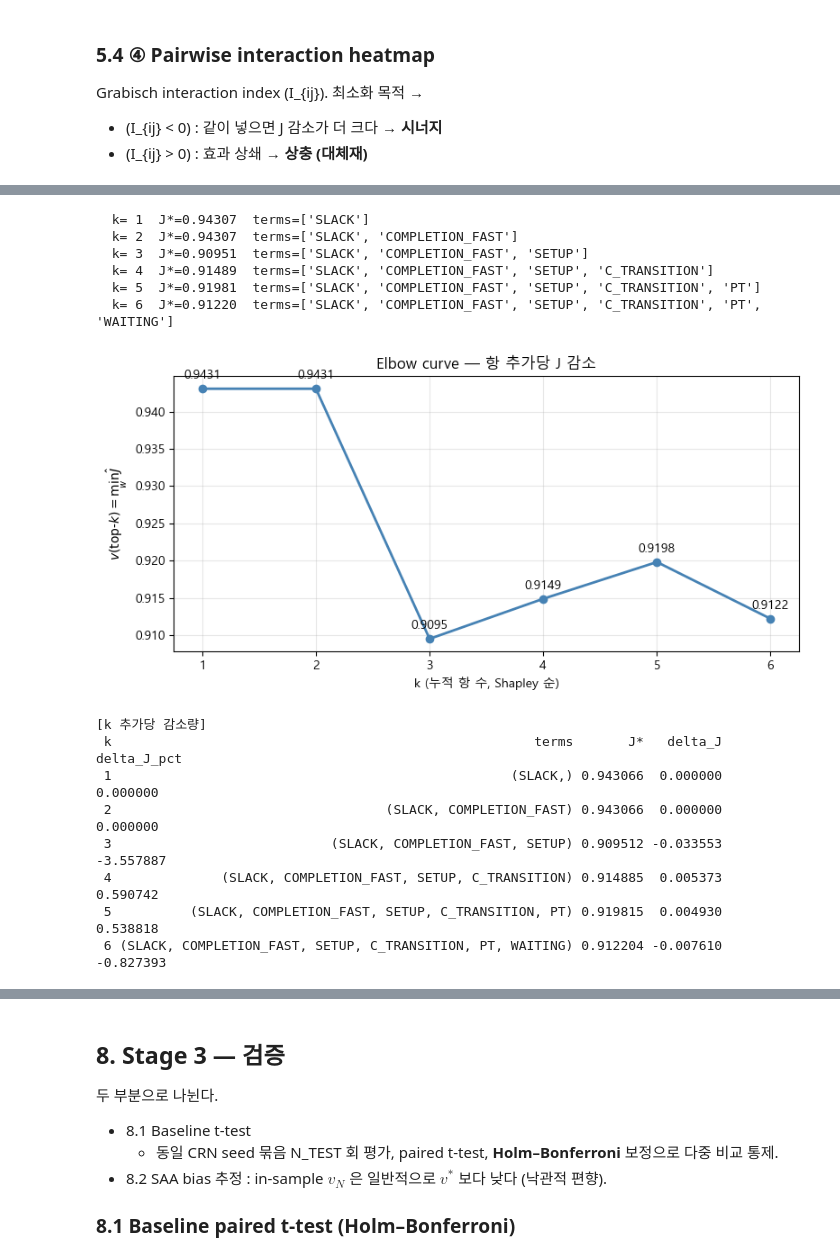
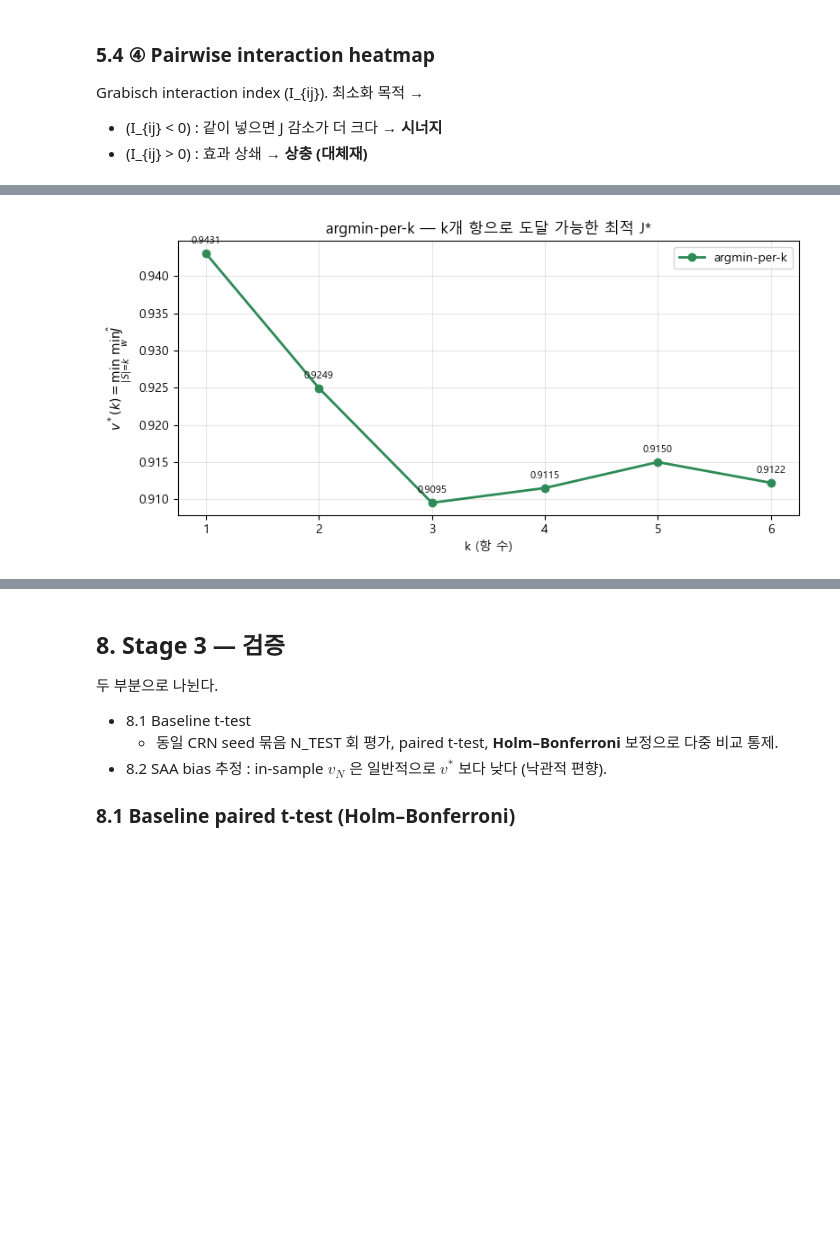
Before and after one commit to cryscham123/simulation_homework, a Jupyter notebook: tuning/composite_rule.ipynb, the cells around one changed output, grey strips where cells are left out. Cells and saved outputs as stored; diff of their text form; code cells hidden in the pictures; blank space fills up the shorter version.

Commit message:
fix : 그래프 Argmin으로 수정

```diff
--- a/tuning/composite_rule.ipynb
+++ b/tuning/composite_rule.ipynb
@@ -31,6 +31,7 @@ import time
 import numpy as np
 import pandas as pd
 import matplotlib.pyplot as plt
+import matplotlib.font_manager as fm
 from dotenv import load_dotenv
 
 PROJECT_ROOT = os.path.abspath('..')
@@ -51,7 +52,9 @@ from tuning.composite_rule import (
     estimate_cost,
 )
 
-plt.rcParams['font.family'] = ['Malgun Gothic', 'AppleGothic', 'sans-serif']
+# 한글 폰트: 선호 순서대로 두되 '실제 설치된' 것만 적용 → 미설치 폰트 findfont 경고 방지
+_installed_fonts = {f.name for f in fm.fontManager.ttflist}
+plt.rcParams['font.family'] = [f for f in ['Noto Sans KR', 'Malgun Gothic'] if f in _installed_fonts] + ['sans-serif']
 plt.rcParams['axes.unicode_minus'] = False
 
 BASE_DATA_PATH = os.path.join(PROJECT_ROOT, 'data')
@@ -399,22 +353,47 @@ SLACK           SETUP 0.079631
 # %%
-elbow_df = cumulative_J_curve(evaluator, phi, value_cache,
-                              n_runs=N_RUNS, pso_kwargs=PSO_KWARGS, verbose=True)
-save_value_cache(value_cache)
+from itertools import combinations
 
+# 각 k 에서 모든 C(n,k) 조합 중 최적 (value_cache 재사용 → 추가 시뮬 0)
+argmin_rows = []
+for k in range(1, len(CANDIDATE_TERMS) + 1):
+    best_terms, best_J = None, None
+    for combo in combinations(CANDIDATE_TERMS, k):
+        S = frozenset(combo)
+        if S not in value_cache:
+            continue
+        J = value_cache[S]['J*']
+        if best_J is None or J < best_J:
+            best_J, best_terms = J, combo
+    w_star = value_cache[frozenset(best_terms)]['w*']
+    argmin_rows.append({'k': k, 'terms': tuple(best_terms), 'J*': best_J,
+                        'w*': tuple(float(x) for x in w_star)})
+argmin_df = pd.DataFrame(argmin_rows)
+
+# --- 전역 최적 (먼저 보고) ---
+_g = argmin_df.loc[argmin_df['J*'].idxmin()]
+GLOBAL_BEST_TERMS = list(_g['terms'])
+GLOBAL_BEST_J = float(_g['J*'])
+GLOBAL_BEST_K = int(_g['k'])
+print('=== 전역 최적 (모든 부분집합 전수 비교) ===')
+print(f">>> terms = {GLOBAL_BEST_TERMS}")
+print(f">>> k = {GLOBAL_BEST_K}   J* = {GLOBAL_BEST_J:.5f}")
+print(f">>> w* = {dict(zip(GLOBAL_BEST_TERMS, [round(x, 4) for x in _g['w*']]))}")
+
+print('\n[argmin-per-k — 각 k 에서 도달 가능한 최적]')
+print(argmin_df[['k', 'terms', 'J*']].to_string(index=False))
+
+# --- plot: argmin-per-k 프런티어 ---
 fig, ax = plt.subplots(figsize=(8, 4))
-ax.plot(elbow_df['k'], elbow_df['J*'], 'o-', color='steelblue', lw=2)
-for k, j in zip(elbow_df['k'], elbow_df['J*']):
-    ax.annotate(f'{j:.4f}', (k, j), textcoords='offset points', xytext=(0, 8), ha='center')
-ax.set_xlabel('k (누적 항 수, Shapley 순)')
-ax.set_ylabel(r'$v(\text{top-}k) = \min_w \hat{J}$')
-ax.set_title('Elbow curve — 항 추가당 J 감소')
-ax.set_xticks(elbow_df['k'])
+ax.plot(argmin_df['k'], argmin_df['J*'], 'o-', color='seagreen', lw=2, label='argmin-per-k')
+for k, j in zip(argmin_df['k'], argmin_df['J*']):
+    ax.annotate(f'{j:.4f}', (k, j), textcoords='offset points', xytext=(0, 8),
+                ha='center', fontsize=8)
+ax.set_xlabel('k (항 수)')
+ax.set_ylabel(r'$v^*(k) = \min_{|S|=k}\ \min_w \hat{J}$')
+ax.set_title('argmin-per-k — k개 항으로 도달 가능한 최적 J*')
+ax.set_xticks(argmin_df['k'])
 ax.grid(True, alpha=0.3)
+ax.legend()
 plt.tight_layout()
 plt.show()
-
-elbow_df['delta_J'] = elbow_df['J*'].diff().fillna(0)
-elbow_df['delta_J_pct'] = (elbow_df['delta_J'] / elbow_df['J*'].shift(1)).fillna(0) * 100
-print('\n[k 추가당 감소량]')
-print(elbow_df[['k', 'terms', 'J*', 'delta_J', 'delta_J_pct']].to_string(index=False))
 # %% [output]
@@ -438,16 +413,2 @@ findfont: Font family 'AppleGothic' not found.
-  k= 1  J*=0.94307  terms=['SLACK']
-  k= 2  J*=0.94307  terms=['SLACK', 'COMPLETION_FAST']
-  k= 3  J*=0.90951  terms=['SLACK', 'COMPLETION_FAST', 'SETUP']
-  k= 4  J*=0.91489  terms=['SLACK', 'COMPLETION_FAST', 'SETUP', 'C_TRANSITION']
-  k= 5  J*=0.91981  terms=['SLACK', 'COMPLETION_FAST', 'SETUP', 'C_TRANSITION', 'PT']
-  k= 6  J*=0.91220  terms=['SLACK', 'COMPLETION_FAST', 'SETUP', 'C_TRANSITION', 'PT', 'WAITING']
-[figure, old version]
+[figure, new version]
-[k 추가당 감소량]
- k                                                      terms       J*   delta_J  delta_J_pct
- 1                                                   (SLACK,) 0.943066  0.000000     0.000000
- 2                                   (SLACK, COMPLETION_FAST) 0.943066  0.000000     0.000000
- 3                            (SLACK, COMPLETION_FAST, SETUP) 0.909512 -0.033553    -3.557887
- 4              (SLACK, COMPLETION_FAST, SETUP, C_TRANSITION) 0.914885  0.005373     0.590742
- 5          (SLACK, COMPLETION_FAST, SETUP, C_TRANSITION, PT) 0.919815  0.004930     0.538818
- 6 (SLACK, COMPLETION_FAST, SETUP, C_TRANSITION, PT, WAITING) 0.912204 -0.007610    -0.827393
 # %% [markdown]
```
Also changed, not shown: parts of 18 cells of this notebook, 4 other files.
